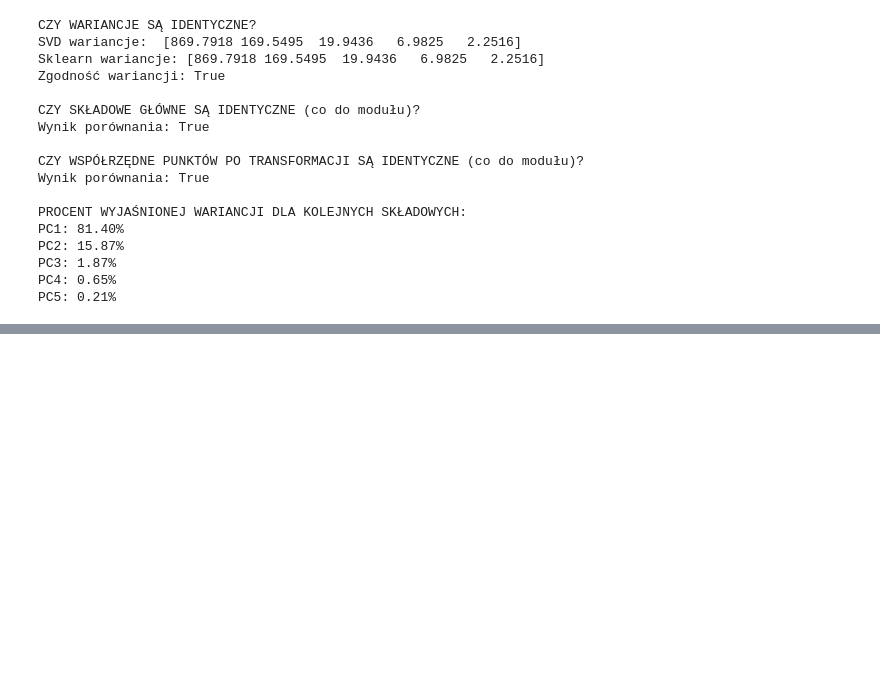
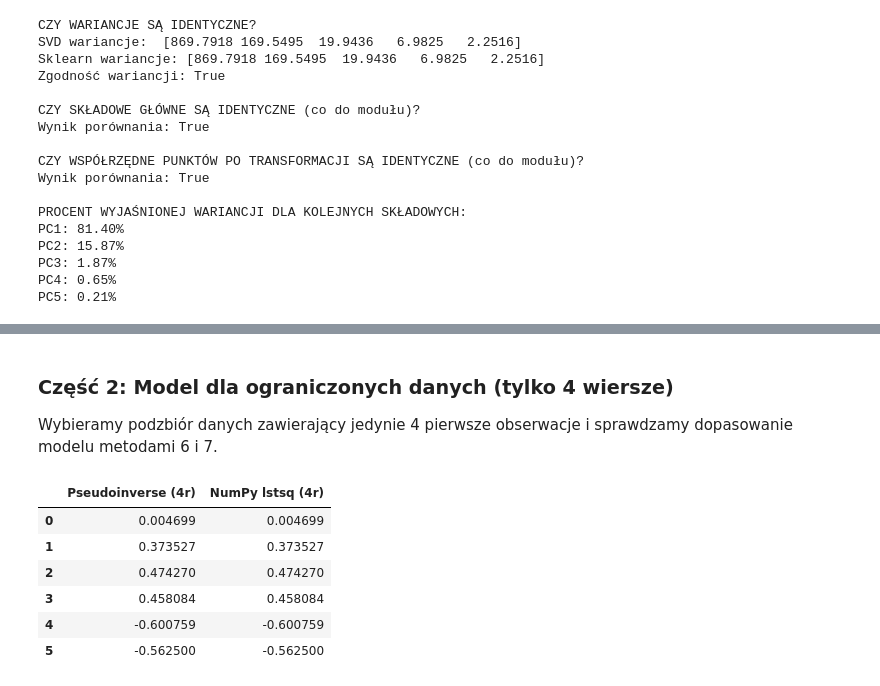
Before and after one commit to pkrzysiekk/Projekt-zaliczeniowy, a Jupyter notebook: Projekt zaliczeniowy.ipynb, the cells around one changed output, grey strips where cells are left out. Drawn from its saved outputs; the diff is of its cells as text; code cells hidden in the pictures; blank space fills up the shorter version.

```diff
--- a/Projekt zaliczeniowy.ipynb
+++ b/Projekt zaliczeniowy.ipynb
@@ -719,0 +773,26 @@ PC5: 0.21%
+# %% [markdown]
+### Część 2: Model dla ograniczonych danych (tylko 4 wiersze)
+Wybieramy podzbiór danych zawierający jedynie 4 pierwsze obserwacje i sprawdzamy dopasowanie modelu metodami 6 i 7.
+# %%
+X_4 = X[:4, :]
+y_4 = y[:4]
+
+# 6. Pseudoinverse Moore'a-Penrose'a dla 4 wierszy
+w_pinv_4 = np.linalg.pinv(X_4) @ y_4
+
+# 7. Metoda najmniejszych kwadratów w numpy dla 4 wierszy
+w_lstsq_4 = np.linalg.lstsq(X_4, y_4, rcond=None)[0]
+
+wyniki_4 = pd.DataFrame({
+    'Pseudoinverse (4r)': w_pinv_4,
+    'NumPy lstsq (4r)': w_lstsq_4
+})
+wyniki_4
+# %% [output]
+|  | Pseudoinverse (4r) | NumPy lstsq (4r) |
+| 0 | 0.004699 | 0.004699 |
+| 1 | 0.373527 | 0.373527 |
+| 2 | 0.474270 | 0.474270 |
+| 3 | 0.458084 | 0.458084 |
+| 4 | -0.600759 | -0.600759 |
+| 5 | -0.562500 | -0.562500 |
```
Also changed, not shown: parts of 5 cells of this notebook.
